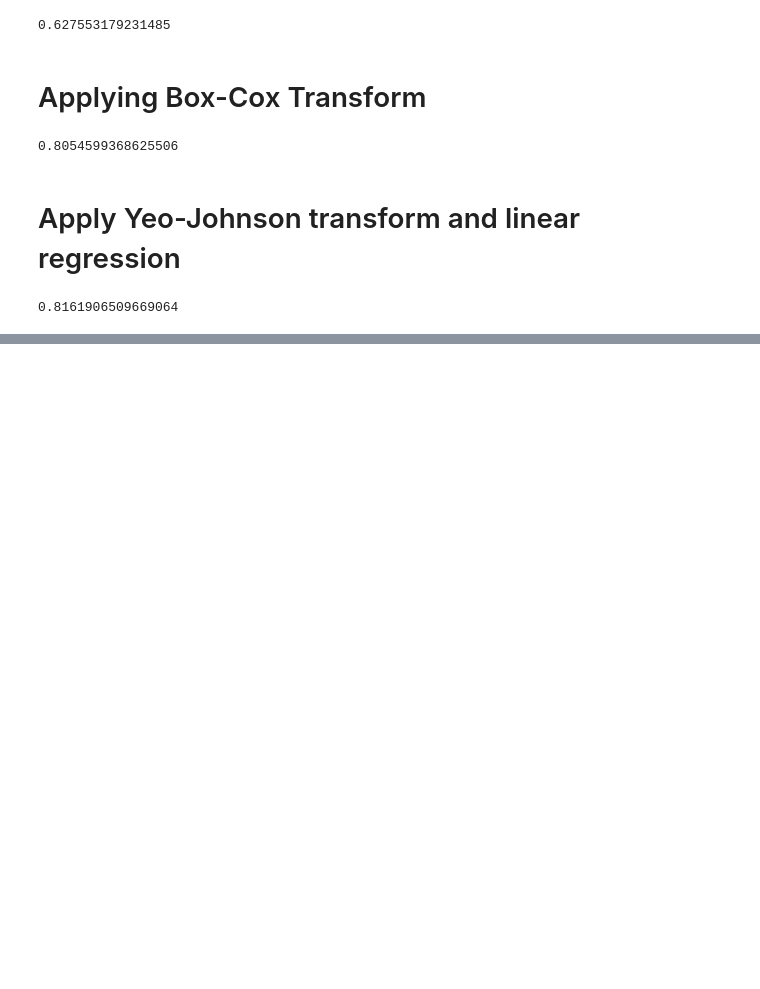
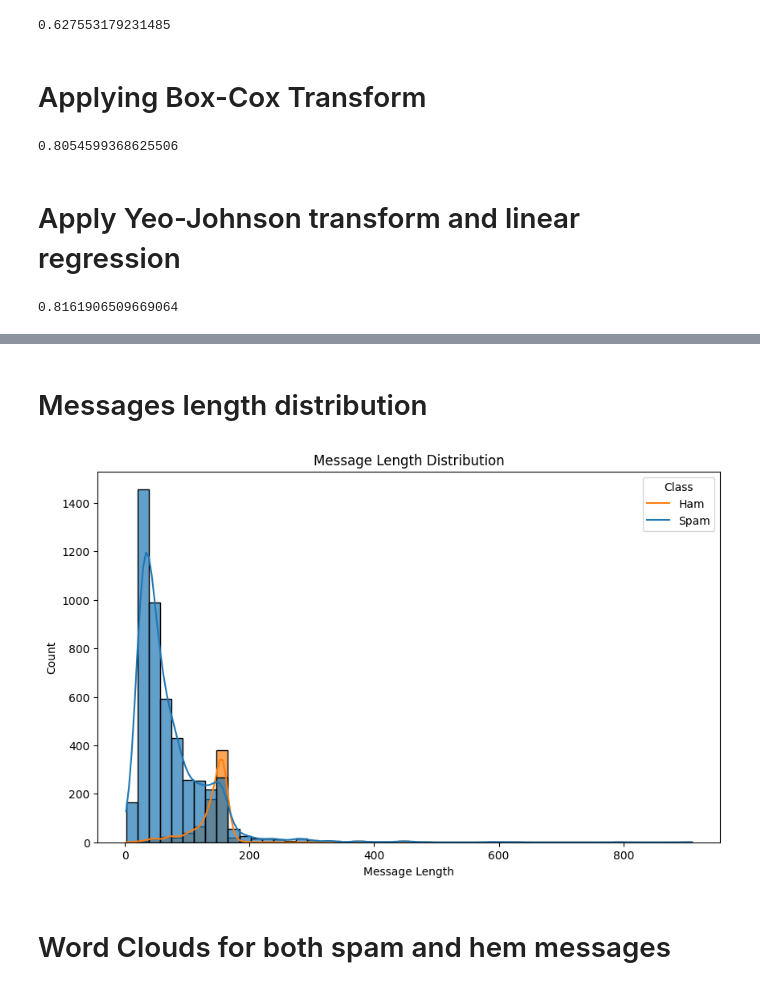
Before and after one commit to Dhe-Reigner/sk-learn, a Jupyter notebook: sci.ipynb, the cells around one changed output, grey strips where cells are left out. Cells and saved outputs as stored; diff of their text form; code cells hidden in the pictures; blank space fills up the shorter version.

```diff
--- a/sci.ipynb
+++ b/sci.ipynb
@@ -1449,0 +1510,15 @@ print(r2_score(y_test, y_pred3))
+# %% [markdown]
+# Messages length distribution
+# %%
+df['message_length'] = df['v2'].apply(len)
+plt.figure(figsize=(10, 6))
+sns.histplot(data=df, x='message_length', hue='v1', bins=50, kde=True, alpha=0.7)
+plt.title('Message Length Distribution')
+plt.xlabel('Message Length')
+plt.ylabel('Count')
+plt.legend(title='Class', labels=['Ham', 'Spam'])
+plt.show()
+# %% [output]
+[figure, added]
+# %% [markdown]
+# Word Clouds for both spam and hem messages
```
Also changed, not shown: parts of 10 cells of this notebook, 1 other file.
